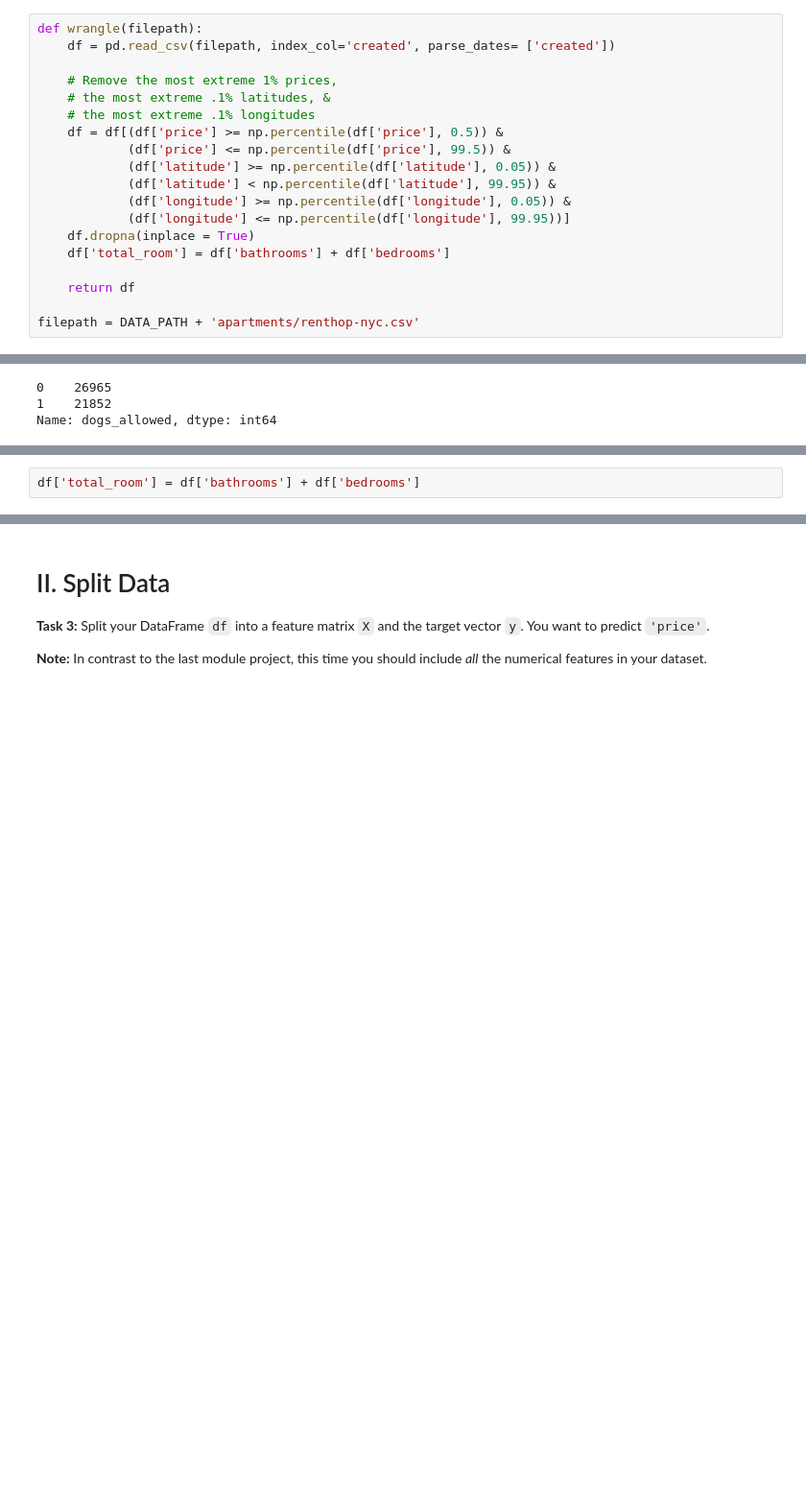
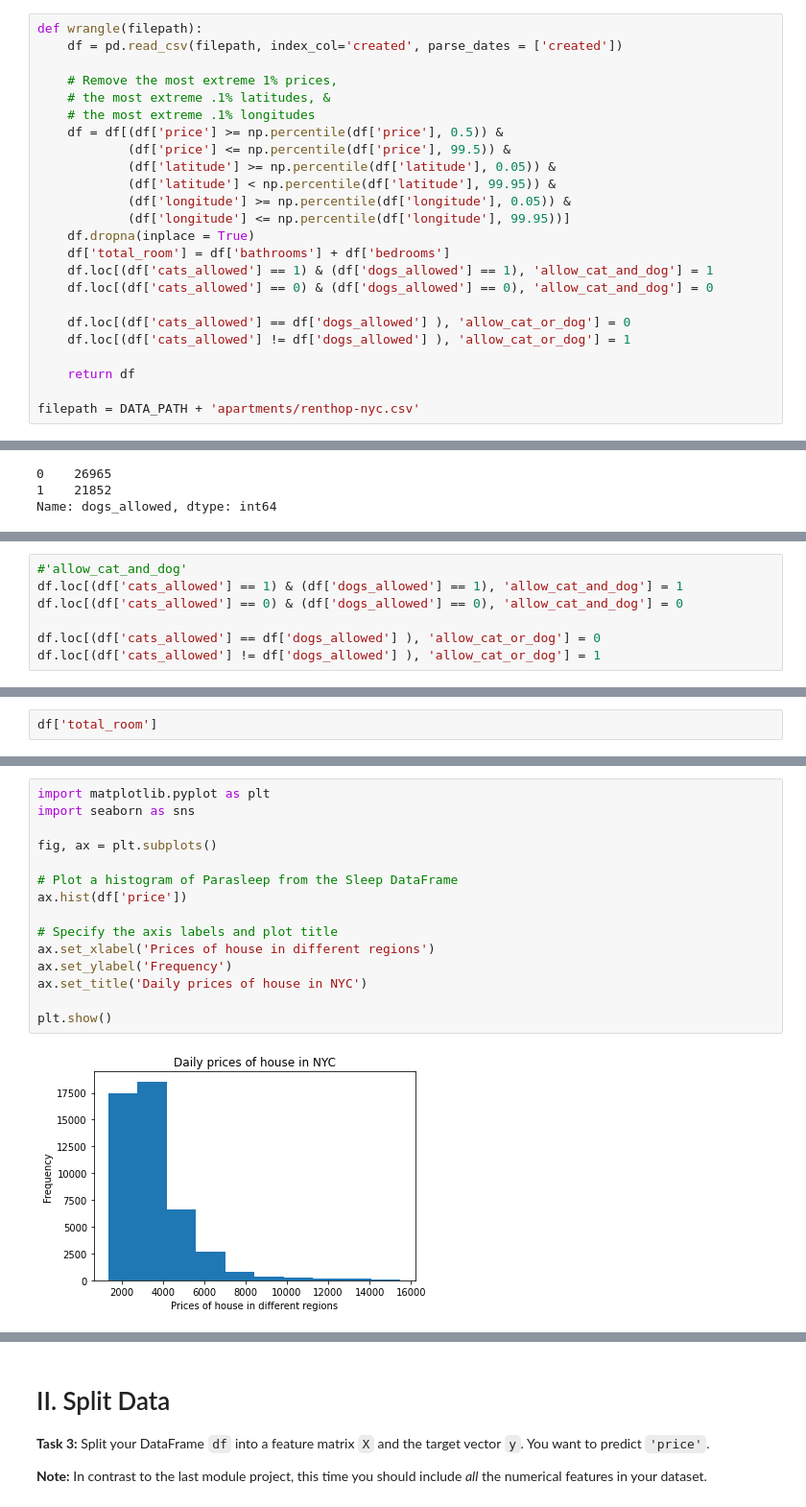
Before and after one commit to write2nk/DS-Unit-2-Linear-Models, a Jupyter notebook: module2-regression-2/LS_DS_212_assignment.ipynb, the cells around one changed output, grey strips where cells are left out. Shown: that part at 96% size. Drawn from its saved outputs; the diff is of its cells as text; blank space fills up the shorter version.

```diff
--- a/module2-regression-2/LS_DS_212_assignment.ipynb
+++ b/module2-regression-2/LS_DS_212_assignment.ipynb
@@ -46,7 +46,7 @@ You should limit yourself to the following libraries for this project:
 # I. Wrangle Data
 # %%
 def wrangle(filepath):
-    df = pd.read_csv(filepath, index_col='created', parse_dates= ['created'])
+    df = pd.read_csv(filepath, index_col='created', parse_dates = ['created'])
 
     # Remove the most extreme 1% prices,
     # the most extreme .1% latitudes, &
@@ -59,6 +59,11 @@ def wrangle(filepath):
             (df['longitude'] <= np.percentile(df['longitude'], 99.95))]
     df.dropna(inplace = True)
     df['total_room'] = df['bathrooms'] + df['bedrooms']
+    df.loc[(df['cats_allowed'] == 1) & (df['dogs_allowed'] == 1), 'allow_cat_and_dog'] = 1
+    df.loc[(df['cats_allowed'] == 0) & (df['dogs_allowed'] == 0), 'allow_cat_and_dog'] = 0
+
+    df.loc[(df['cats_allowed'] == df['dogs_allowed'] ), 'allow_cat_or_dog'] = 0
+    df.loc[(df['cats_allowed'] != df['dogs_allowed'] ), 'allow_cat_or_dog'] = 1
 
     return df
 
@@ -178,0 +170,7 @@ Name: dogs_allowed, dtype: int64
+# %%
+#'allow_cat_and_dog'
+df.loc[(df['cats_allowed'] == 1) & (df['dogs_allowed'] == 1), 'allow_cat_and_dog'] = 1
+df.loc[(df['cats_allowed'] == 0) & (df['dogs_allowed'] == 0), 'allow_cat_and_dog'] = 0
+
+df.loc[(df['cats_allowed'] == df['dogs_allowed'] ), 'allow_cat_or_dog'] = 0
+df.loc[(df['cats_allowed'] != df['dogs_allowed'] ), 'allow_cat_or_dog'] = 1
@@ -179,2 +203,2 @@ Name: dogs_allowed, dtype: int64
 # %%
-df['total_room'] = df['bathrooms'] + df['bedrooms']
+df['total_room']
@@ -180,0 +221,17 @@ df['total_room'] = df['bathrooms'] + df['bedrooms']
+# %%
+import matplotlib.pyplot as plt
+import seaborn as sns
+
+fig, ax = plt.subplots()
+
+# Plot a histogram of Parasleep from the Sleep DataFrame
+ax.hist(df['price'])
+
+# Specify the axis labels and plot title
+ax.set_xlabel('Prices of house in different regions')
+ax.set_ylabel('Frequency')
+ax.set_title('Daily prices of house in NYC')
+
+plt.show()
+# %% [output]
+[figure, added]
```
Also changed, not shown: parts of 20 cells of this notebook.
